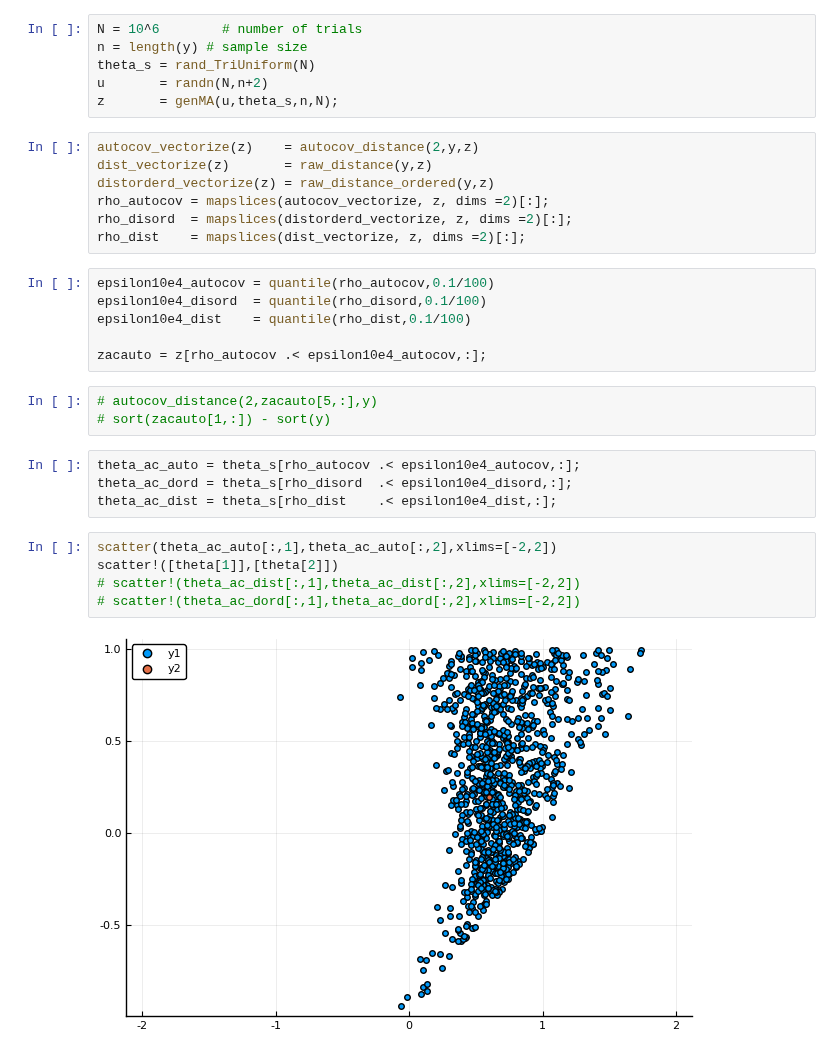
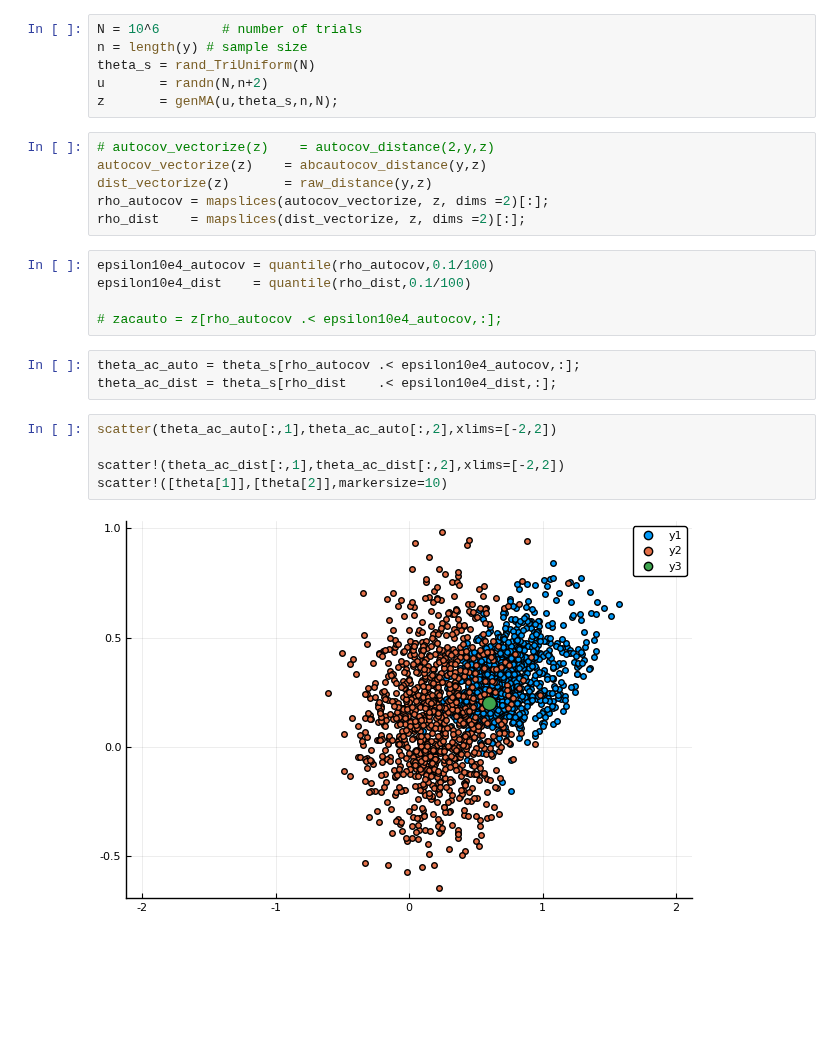
Before and after one commit to davibarreira/Computational_Statistics, a Jupyter notebook: PaperReplication_ABC/ABC methods.ipynb, the cells around one changed output. Cells and saved outputs as stored; diff of their text form; blank space fills up the shorter version.

```diff
--- a/PaperReplication_ABC/ABC methods.ipynb
+++ b/PaperReplication_ABC/ABC methods.ipynb
@@ -97,29 +124,23 @@ theta_s = rand_TriUniform(N)
 u       = randn(N,n+2)
 z       = genMA(u,theta_s,n,N);
 # %%
-autocov_vectorize(z)    = autocov_distance(2,y,z)
+# autocov_vectorize(z)    = autocov_distance(2,y,z)
+autocov_vectorize(z)    = abcautocov_distance(y,z)
 dist_vectorize(z)       = raw_distance(y,z)
-distorderd_vectorize(z) = raw_distance_ordered(y,z)
 rho_autocov = mapslices(autocov_vectorize, z, dims =2)[:];
-rho_disord  = mapslices(distorderd_vectorize, z, dims =2)[:];
 rho_dist    = mapslices(dist_vectorize, z, dims =2)[:];
 # %%
 epsilon10e4_autocov = quantile(rho_autocov,0.1/100)
-epsilon10e4_disord  = quantile(rho_disord,0.1/100)
 epsilon10e4_dist    = quantile(rho_dist,0.1/100)
 
-zacauto = z[rho_autocov .< epsilon10e4_autocov,:];
+# zacauto = z[rho_autocov .< epsilon10e4_autocov,:];
-# %%
-# autocov_distance(2,zacauto[5,:],y)
-# sort(zacauto[1,:]) - sort(y)
 # %%
 theta_ac_auto = theta_s[rho_autocov .< epsilon10e4_autocov,:];
-theta_ac_dord = theta_s[rho_disord  .< epsilon10e4_disord,:];
 theta_ac_dist = theta_s[rho_dist    .< epsilon10e4_dist,:];
 # %%
 scatter(theta_ac_auto[:,1],theta_ac_auto[:,2],xlims=[-2,2])
-scatter!([theta[1]],[theta[2]])
-# scatter!(theta_ac_dist[:,1],theta_ac_dist[:,2],xlims=[-2,2])
-# scatter!(theta_ac_dord[:,1],theta_ac_dord[:,2],xlims=[-2,2])
+
+scatter!(theta_ac_dist[:,1],theta_ac_dist[:,2],xlims=[-2,2])
+scatter!([theta[1]],[theta[2]],markersize=10)
 # %% [output]
-[figure, old version]
+[figure, new version]
```
Also changed, not shown: parts of 4 cells of this notebook.
